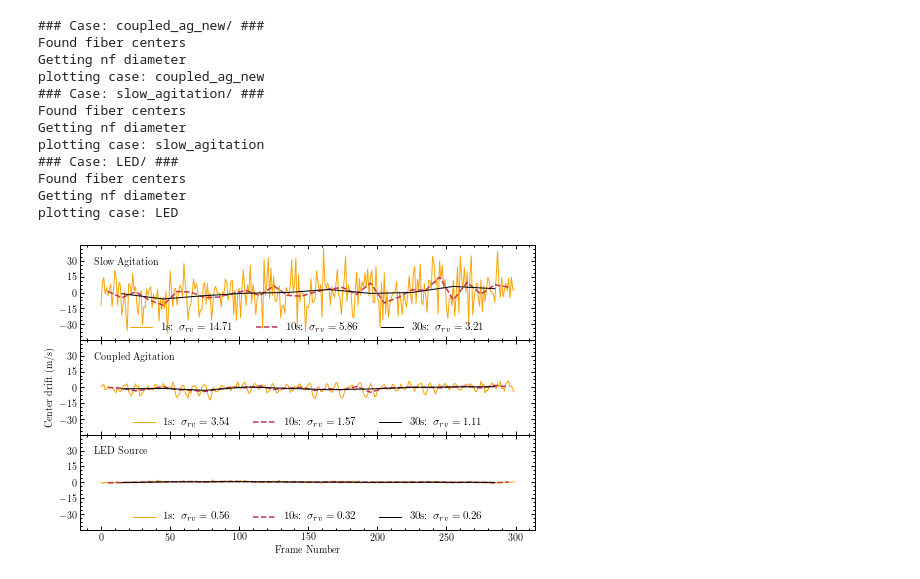
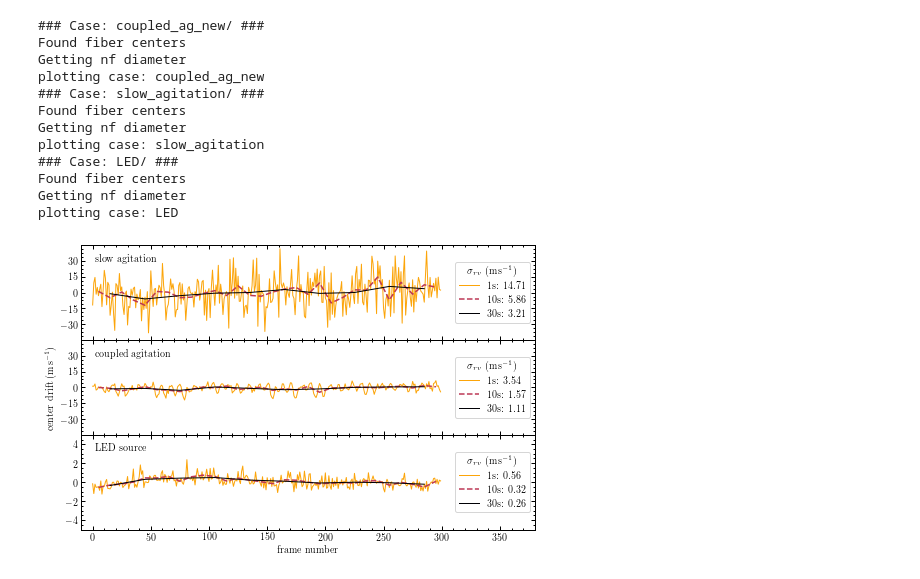
Before and after one commit to rpetersburg/modal_noise_paper, a Jupyter notebook: images/multiple_rv_error_plot.ipynb, the cells around one changed output. Cells and saved outputs as stored; diff of their text form; code cells hidden in the pictures.

```diff
--- a/images/multiple_rv_error_plot.ipynb
+++ b/images/multiple_rv_error_plot.ipynb
@@ -41,9 +41,9 @@ angle = [[np.deg2rad(90-52.5), np.deg2rad(90+52.5)],
 fig1, (axis1, axis2, axis3) = plt.subplots(3, 1, sharex=True, figsize=[7.1,4.6])
 # Labels #
 # axis1.set_ylabel('Center drift (m/s)')
-axis2.set_ylabel('Center drift (m/s)')
+axis2.set_ylabel('center drift (\\SI{}{\meter\per\second})')
 # axis3.set_ylabel('Center drift (m/s)')
-axis3.set_xlabel('Frame Number')
+axis3.set_xlabel('frame number')
 
 for case in cases:
     print('### Case: %s ###' % case)
@@ -124,68 +124,63 @@ for case in cases:
     # Plot #
     # Line colors and styles #
     linecol1 = cmap(0.8)
     linecol2 = cmap(0.5)
     linecol3 = cmap(0.0)
     ls1 = '-'
     ls2 = '--'
     ls3 = '-'
 
     bbox = [0, -0.03, 1, 1]
-    fntsize = 11
+    print('plotting case: ' + case[:-1])
     if case == 'slow_agitation/':
-        print('plotting case: slow_agitation')
-        axis1.text(0.03, 0.80, 'Slow Agitation', horizontalalignment='left', transform=axis1.transAxes, fontweight='bold')
-        center_line, = axis1.plot(center_ms, color=linecol1, ls=ls1, label='1s: $\sigma_{rv}=%.2f$' % (rv_std_all))
-        avg10_line, = axis1.plot(xrange(5, 300, 10), center_10avg_ms, color=linecol2, ls=ls2, linewidth=1.5, label='10s: $\sigma_{rv}=%.2f$' % (rv_std_10avg))
-        avg30_line, = axis1.plot(xrange(15, 300, 30), center_30avg_ms, color=linecol3, ls=ls3, label='30s: $\sigma_{rv}=%.2f$' % (rv_std_30avg))
-        axis1.legend(bbox_to_anchor=bbox, ncol=3, mode='tight', loc='lower center', fontsize=fntsize, fancybox=True, framealpha=0)
-    if case == 'coupled_ag_new/':
-        print('plotting case: coupled_ag_new')
-        axis2.text(0.03, 0.80, 'Coupled Agitation', horizontalalignment='left', transform=axis2.transAxes, fontweight='bold')
-        center_line, = axis2.plot(center_ms, color=linecol1, ls=ls1, label='1s: $\sigma_{rv}=%.2f$' % (rv_std_all))
-        avg10_line, = axis2.plot(xrange(5, 300, 10), center_10avg_ms, color=linecol2, ls=ls2, linewidth=1.5, label='10s: $\sigma_{rv}=%.2f$' % (rv_std_10avg))
-        avg30_line, = axis2.plot(xrange(15, 300, 30), center_30avg_ms, color=linecol3, ls=ls3, label='30s: $\sigma_{rv}=%.2f$' % (rv_std_30avg))
-        axis2.legend(bbox_to_anchor=bbox, ncol=3, mode='tight', loc='lower center', fontsize=fntsize, framealpha=0)
-    if case == 'LED/':
-        print('plotting case: LED')
-        axis3.text(0.03, 0.80, 'LED Source', horizontalalignment='left', transform=axis3.transAxes, fontweight='bold')
-        center_line, = axis3.plot(center_ms, color=linecol1, ls=ls1, label='1s: $\sigma_{rv}=%.2f$' % (rv_std_all))
-        avg10_line, = axis3.plot(xrange(5, 300, 10), center_10avg_ms, color=linecol2, ls=ls2, linewidth=1.5, label='10s: $\sigma_{rv}=%.2f$' % (rv_std_10avg))
-        avg30_line, = axis3.plot(xrange(15, 300, 30), center_30avg_ms, color=linecol3, ls=ls3, label='30s: $\sigma_{rv}=%.2f$' % (rv_std_30avg))
-        axis3.legend(bbox_to_anchor=bbox, ncol=3, mode='tight', loc='lower center', fontsize=fntsize, fancybox=True, framealpha=0)
+        text = 'slow agitation'
+        axis = axis1
+    elif case == 'coupled_ag_new/':
+        text = 'coupled agitation'
+        axis = axis2
+    elif case == 'LED/':
+        text = 'LED source'
+        axis = axis3
+    axis.text(0.03, 0.83, text, horizontalalignment='left', transform=axis.transAxes)
+    center_line, = axis.plot(center_ms, color=linecol1, ls=ls1, label='1s: %.2f' % (rv_std_all))
+    avg10_line, = axis.plot(xrange(5, 300, 10), center_10avg_ms, color=linecol2, ls=ls2, linewidth=1.5, label='10s: %.2f' % (rv_std_10avg))
+    avg30_line, = axis.plot(xrange(15, 300, 30), center_30avg_ms, color=linecol3, ls=ls3, label='30s: %.2f' % (rv_std_30avg))
+    axis.legend(title='$\sigma_{rv}$ (\\SI{}{\meter\per\second})', loc='center right', frameon=True)
 
-    # Set limits and ticks #
-    if cam is 'nf':
-        axis1.set_ylim(-45, 45)
-        axis1.set_yticks(range(-30, 45, 15))
-        axis2.set_ylim(-45, 45)
-        axis2.set_yticks(range(-30, 45, 15))
-        axis3.set_ylim(-45, 45)
-        axis3.set_yticks(np.arange(-30, 45, 15))
-    if cam is 'ff':
-        axis1.set_ylim(-15, 10)
-        axis1.set_yticks(range(-15, 10, 5))
-        axis2.set_ylim(-2, 2)
-        axis2.set_yticks(range(-2, 2, 1))
-        axis3.set_ylim(-2, 2)
-        axis2.set_yticks(np.arange(-2, 2, 1))
+# Set limits and ticks #
+if cam is 'nf':
+    axis1.set_ylim(-45, 45)
+    axis1.set_yticks(range(-30, 45, 15))
+    axis2.set_ylim(-45, 45)
+    axis2.set_yticks(range(-30, 45, 15))
+    axis3.set_ylim(-5, 5)
+    axis3.set_yticks(np.arange(-4, 6, 2))
+if cam is 'ff':
+    axis1.set_ylim(-15, 10)
+    axis1.set_yticks(range(-15, 10, 5))
+    axis2.set_ylim(-2, 2)
+    axis2.set_yticks(range(-2, 2, 1))
+    axis3.set_ylim(-2, 2)
+    axis2.set_yticks(np.arange(-2, 2, 1))
+
+axis1.set_xlim(-10, 380)
 
 # Grid spacing #
 fig1.tight_layout()
 fig1.subplots_adjust(hspace=0)
 
-fig1.savefig('rv_error.pdf')
+fig1.savefig('rv_error.pdf', dpi=600)
 # %% [output]
 ### Case: coupled_ag_new/ ###
 Found fiber centers
 Getting nf diameter
 plotting case: coupled_ag_new
 ### Case: slow_agitation/ ###
 Found fiber centers
 Getting nf diameter
 plotting case: slow_agitation
 ### Case: LED/ ###
 Found fiber centers
 Getting nf diameter
 plotting case: LED
-[figure, old version]
+[figure, new version]
```
Also changed, not shown: 21 other files.
